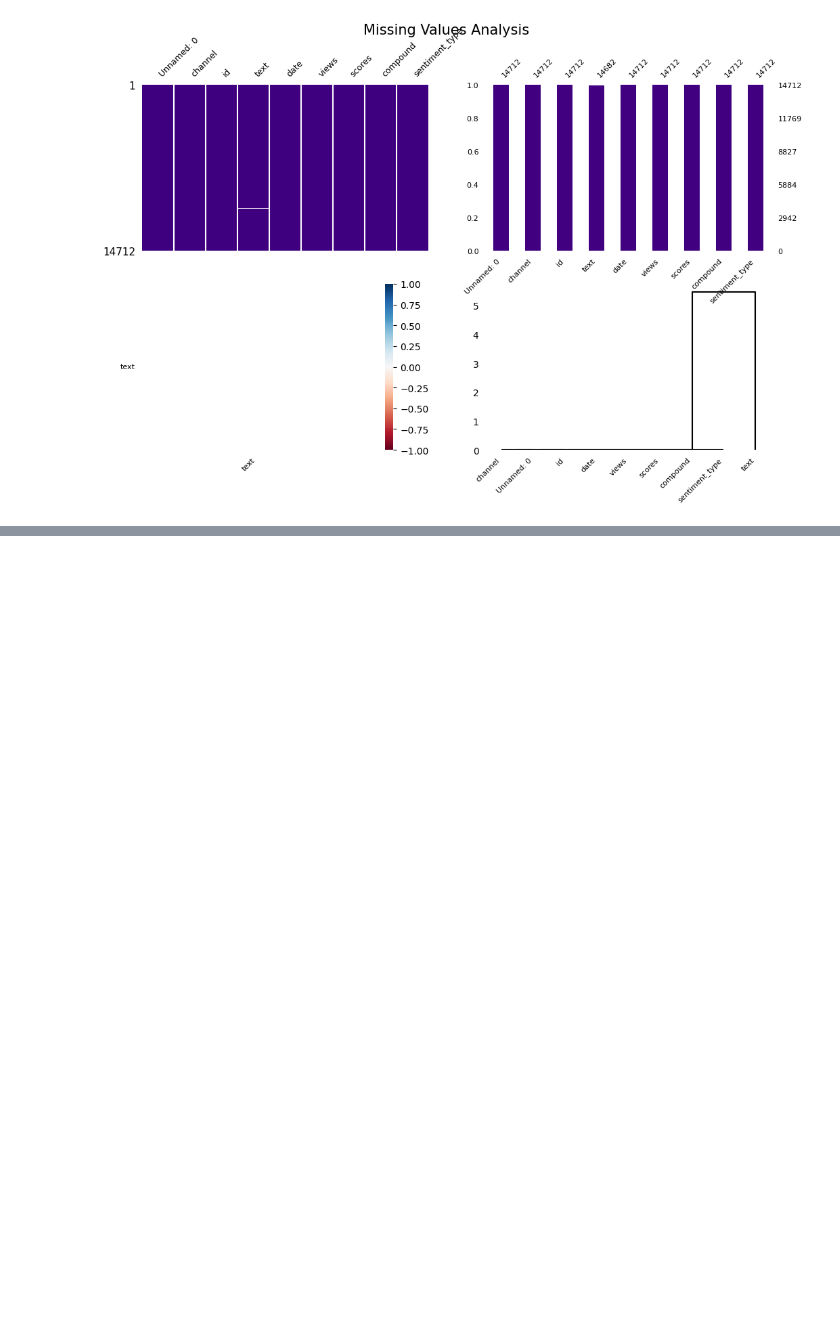
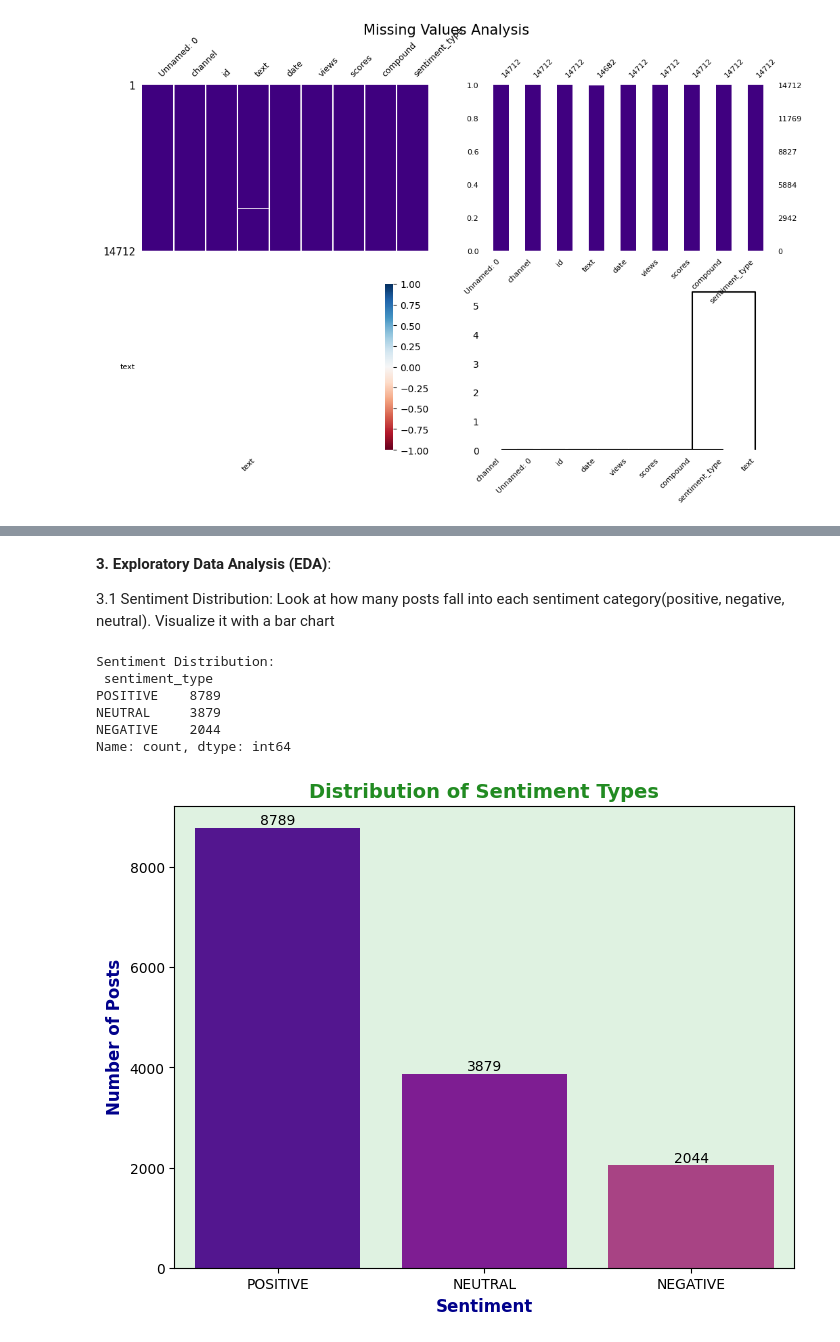
Before and after one commit to alistechworld/GOOGLE-Stock-Financial-News-2000-2025-EDA-ML, a Jupyter notebook: sentiment-analysis-social-media.ipynb, the cells around one changed output, grey strips where cells are left out. Cells and saved outputs as stored; diff of their text form; code cells hidden in the pictures; blank space fills up the shorter version.

Commit message:
Kaggle Notebook | Sentiment Analysis Social Media | Version 3

```diff
--- a/sentiment-analysis-social-media.ipynb
+++ b/sentiment-analysis-social-media.ipynb
@@ -122,0 +206,5 @@ plt.show()
+# %%
+# Fill the missing text with an empty string
+df['text'] = df['text'].fillna('')
+print('\nMissing Values after handling:')
+df.isnull().sum()
@@ -122,0 +225,31 @@ plt.show()
+# %% [markdown]
+****3. Exploratory Data Analysis (EDA)****:
+
+3.1 Sentiment Distribution:
+Look at how many posts fall into each sentiment category(positive, negative, neutral). Visualize it with a bar chart
+# %%
+# Sentiment Distribution
+
+sentiment_counts = df['sentiment_type'].value_counts()
+print("\nSentiment Distribution:\n", sentiment_counts)
+plt.figure(figsize=(8,6))
+ax = sns.barplot(x=sentiment_counts.index, y=sentiment_counts.values)
+plt.title("Distribution of Sentiment Types", fontsize=14, fontweight='bold', color='forestgreen')
+plt.xlabel('Sentiment', fontsize=12, fontweight='bold', color='darkblue')
+plt.ylabel('Number of Posts', fontsize=12, fontweight='bold', color='darkblue')
+plt.gca().set_facecolor('#dff2e1')
+
+# Add values on top of the bars
+for p in ax.patches:
+    ax.annotate(f'{p.get_height():.0f}', (p.get_x() + p.get_width() / 2., p.get_height()),
+               ha='center', va='center', xytext=(0,5), textcoords='offset points')
+
+plt.show()
+# %% [output]
+Sentiment Distribution:
+ sentiment_type
+POSITIVE    8789
+NEUTRAL     3879
+NEGATIVE    2044
+Name: count, dtype: int64
+[figure, added]
```
Also changed, not shown: parts of 8 cells of this notebook.
